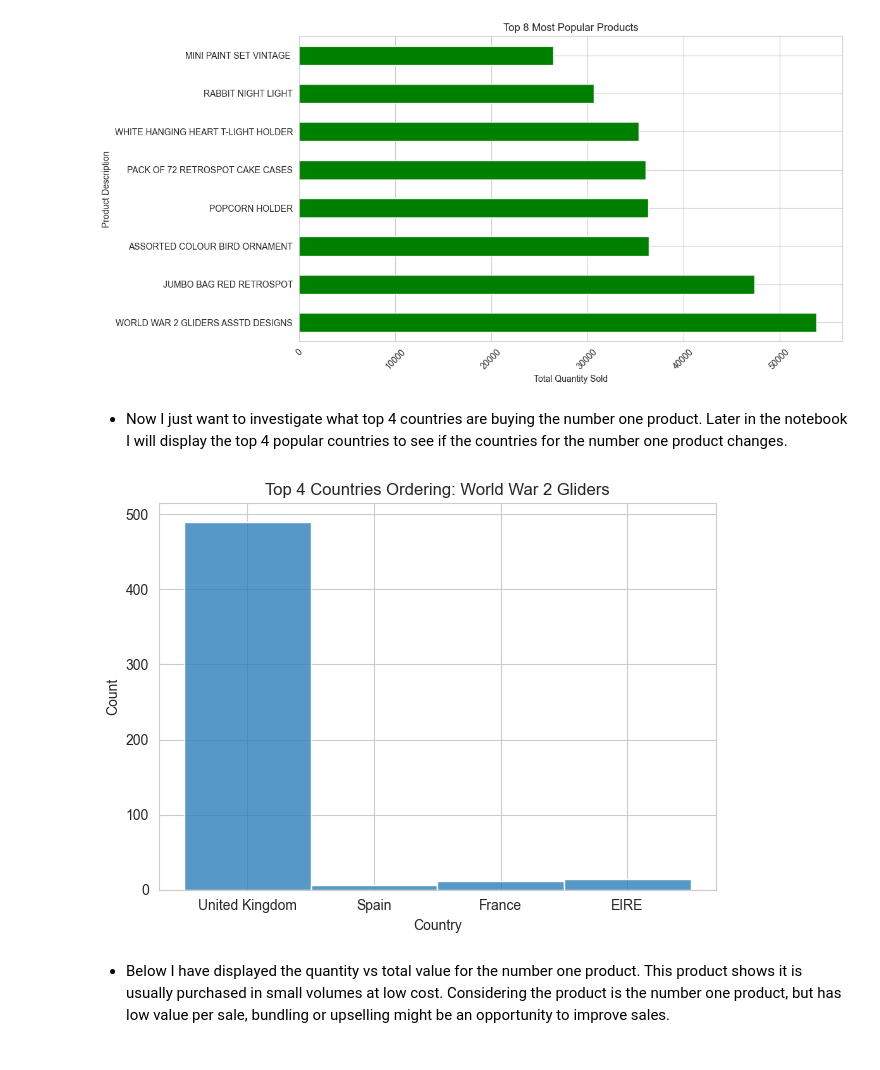
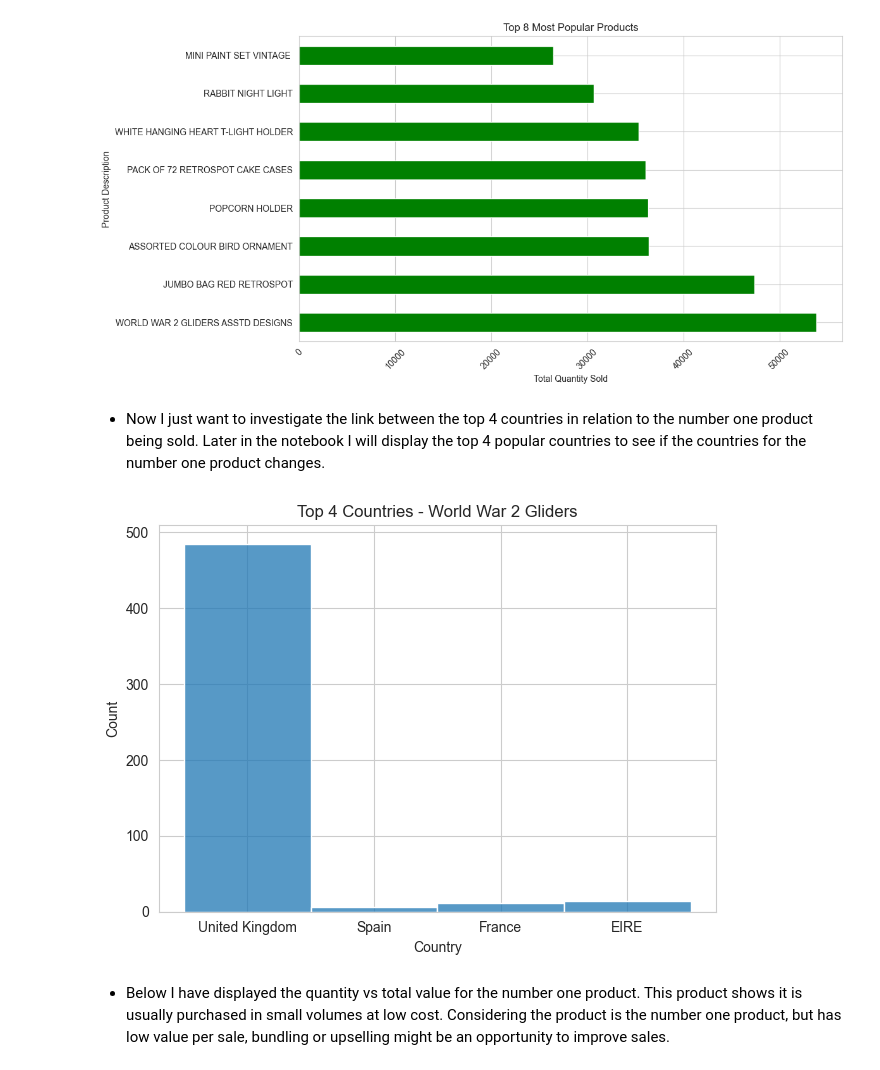
Before and after one commit to mobess12/Hackathon1, a Jupyter notebook: jupyter_notebooks/ETL_and_Data_Visualisation.ipynb, the cells around one changed output. Cells and saved outputs as stored; diff of their text form; code cells hidden in the pictures.

```diff
--- a/jupyter_notebooks/ETL_and_Data_Visualisation.ipynb
+++ b/jupyter_notebooks/ETL_and_Data_Visualisation.ipynb
@@ -304,20 +308,20 @@ plt.show()
 # %% [output]
 [figure]
 # %% [markdown]
-* Now I just want to investigate what top 4 countries are buying the number one product. Later in the notebook I will display the top 4 popular countries to see if the countries for the number one product changes.
+* Now I just want to investigate the link between the top 4 countries in relation to the number one product being sold. Later in the notebook I will display the top 4 popular countries to see if the countries for the number one product changes.
 # %%
 gliders_data = clean_data[clean_data['Description'] == "WORLD WAR 2 GLIDERS ASSTD DESIGNS"] #filter specific product
 
 top_countries = gliders_data['Country'].value_counts().head(4).index #top countries for specific product
 
 gliders_top_countries = gliders_data[gliders_data['Country'].isin(top_countries)] #filter only in the top 4 countries
 
 sns.histplot(data=gliders_top_countries, x='Country', discrete=True) #plot chart
-plt.title("Top 4 Countries Ordering: World War 2 Gliders") #title
+plt.title("Top 4 Countries - World War 2 Gliders") #title
 plt.tight_layout()
 plt.show()
 # %% [output]
-[figure, old version]
+[figure, new version]
 # %% [markdown]
 * Below I have displayed the quantity vs total value for the number one product. This product shows it is usually purchased in small volumes at low cost. Considering the product is the number one product, but has low value per sale, bundling or upselling might be an opportunity to improve sales.
 # %%
```
Also changed, not shown: parts of 12 cells of this notebook, 1 other file.
